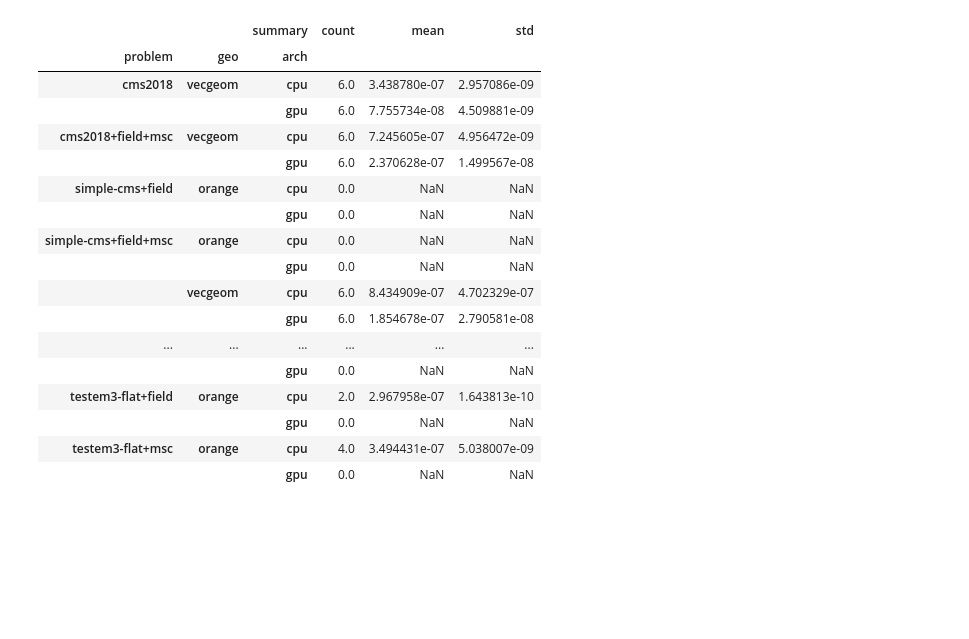
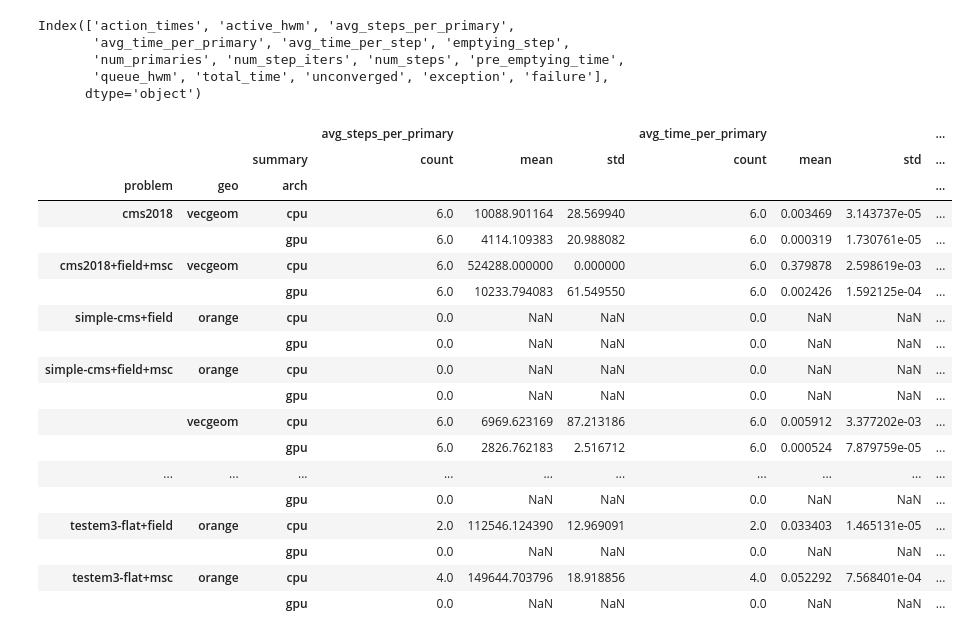
Before and after one commit to celeritas-project/regression, a Jupyter notebook: analysis.ipynb, the cells around one changed output. Drawn from its saved outputs; the diff is of its cells as text; code cells hidden in the pictures; blank space fills up the shorter version.

Commit message:
Add analysis and update summary

```diff
--- a/analysis.ipynb
+++ b/analysis.ipynb
@@ -96,0 +22,2 @@ Index(['action_times', 'active_hwm', 'avg_steps_per_primary',
+# %%
+summit = analyze.Analysis('results/summit')
@@ -97,3 +28,7 @@ Index(['action_times', 'active_hwm', 'avg_steps_per_primary',
 # %%
-summed = summarize_instances(full_results[['avg_steps_per_primary',
-       'avg_time_per_primary', 'avg_time_per_step', 'num_steps', 'total_time', 'unconverged']])
+summed = analyze.summarize_instances(summit.result[[
+    'avg_steps_per_primary',
+    'avg_time_per_primary',
+    'avg_time_per_step',
+    'num_steps',
+    'total_time']])
@@ -121,24 +35,33 @@ summed.xs('mean', axis=1, level='summary')
+# %%
+occupancy = summit.results['num_steps'] / (summit.results['num_step_iters'] * summit.input['max_num_tracks'])
+# %% [output]
+Index(['action_times', 'active_hwm', 'avg_steps_per_primary',
+       'avg_time_per_primary', 'avg_time_per_step', 'emptying_step',
+       'num_primaries', 'num_step_iters', 'num_steps', 'pre_emptying_time',
+       'queue_hwm', 'total_time', 'unconverged', 'exception', 'failure'],
+      dtype='object')
 # %%
-summed['avg_time_per_step']
+summed
 # %% [output]
-|  |  | summary | count | mean | std |
-| problem | geo | arch |  |  |  |
-| cms2018 | vecgeom | cpu | 6.0 | 3.438780e-07 | 2.957086e-09 |
-|  |  | gpu | 6.0 | 7.755734e-08 | 4.509881e-09 |
-| cms2018+field+msc | vecgeom | cpu | 6.0 | 7.245605e-07 | 4.956472e-09 |
-|  |  | gpu | 6.0 | 2.370628e-07 | 1.499567e-08 |
-| simple-cms+field | orange | cpu | 0.0 | NaN | NaN |
-|  |  | gpu | 0.0 | NaN | NaN |
-| simple-cms+field+msc | orange | cpu | 0.0 | NaN | NaN |
-|  |  | gpu | 0.0 | NaN | NaN |
-|  | vecgeom | cpu | 6.0 | 8.434909e-07 | 4.702329e-07 |
-|  |  | gpu | 6.0 | 1.854678e-07 | 2.790581e-08 |
-| ... | ... | ... | ... | ... | ... |
-|  |  | gpu | 0.0 | NaN | NaN |
-| testem3-flat+field | orange | cpu | 2.0 | 2.967958e-07 | 1.643813e-10 |
-|  |  | gpu | 0.0 | NaN | NaN |
-| testem3-flat+msc | orange | cpu | 4.0 | 3.494431e-07 | 5.038007e-09 |
-|  |  | gpu | 0.0 | NaN | NaN |
+|  |  |  | avg_steps_per_primary |  |  | avg_time_per_primary |  |  | ... |
+|  |  | summary | count | mean | std | count | mean | std | ... |
+| problem | geo | arch |  |  |  |  |  |  | ... |
+| cms2018 | vecgeom | cpu | 6.0 | 10088.901164 | 28.569940 | 6.0 | 0.003469 | 3.143737e-05 | ... |
+|  |  | gpu | 6.0 | 4114.109383 | 20.988082 | 6.0 | 0.000319 | 1.730761e-05 | ... |
+| cms2018+field+msc | vecgeom | cpu | 6.0 | 524288.000000 | 0.000000 | 6.0 | 0.379878 | 2.598619e-03 | ... |
+|  |  | gpu | 6.0 | 10233.794083 | 61.549550 | 6.0 | 0.002426 | 1.592125e-04 | ... |
+| simple-cms+field | orange | cpu | 0.0 | NaN | NaN | 0.0 | NaN | NaN | ... |
+|  |  | gpu | 0.0 | NaN | NaN | 0.0 | NaN | NaN | ... |
+| simple-cms+field+msc | orange | cpu | 0.0 | NaN | NaN | 0.0 | NaN | NaN | ... |
+|  |  | gpu | 0.0 | NaN | NaN | 0.0 | NaN | NaN | ... |
+|  | vecgeom | cpu | 6.0 | 6969.623169 | 87.213186 | 6.0 | 0.005912 | 3.377202e-03 | ... |
+|  |  | gpu | 6.0 | 2826.762183 | 2.516712 | 6.0 | 0.000524 | 7.879759e-05 | ... |
+| ... | ... | ... | ... | ... | ... | ... | ... | ... | ... |
+|  |  | gpu | 0.0 | NaN | NaN | 0.0 | NaN | NaN | ... |
+| testem3-flat+field | orange | cpu | 2.0 | 112546.124390 | 12.969091 | 2.0 | 0.033403 | 1.465131e-05 | ... |
+|  |  | gpu | 0.0 | NaN | NaN | 0.0 | NaN | NaN | ... |
+| testem3-flat+msc | orange | cpu | 4.0 | 149644.703796 | 18.918856 | 4.0 | 0.052292 | 7.568401e-04 | ... |
+|  |  | gpu | 0.0 | NaN | NaN | 0.0 | NaN | NaN | ... |
 # %%
 def get_cpugpu_ratio(summary):
     mean = summary['mean'].unstack()
```
Also changed, not shown: parts of 20 cells of this notebook, 2 other files.
